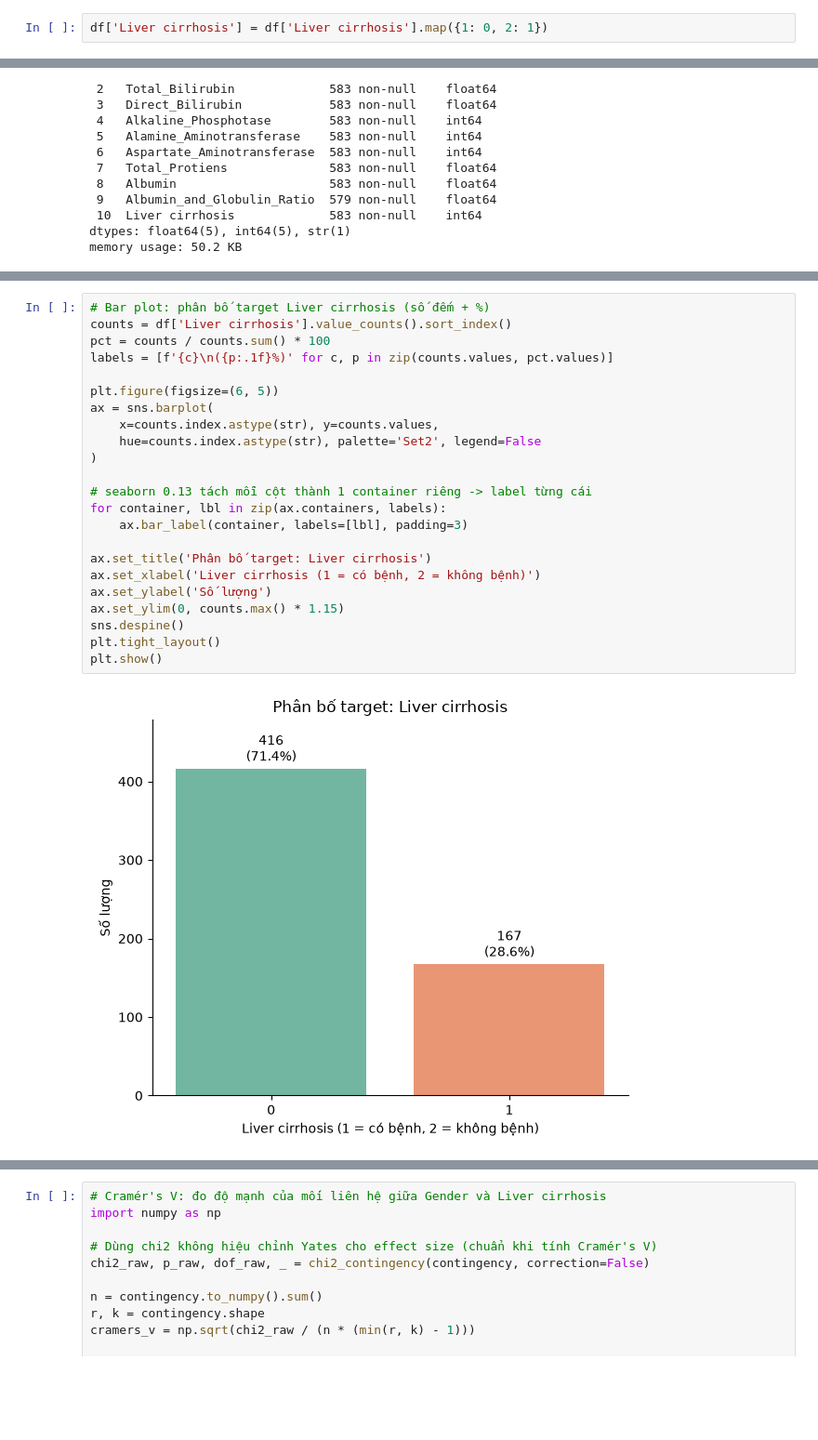
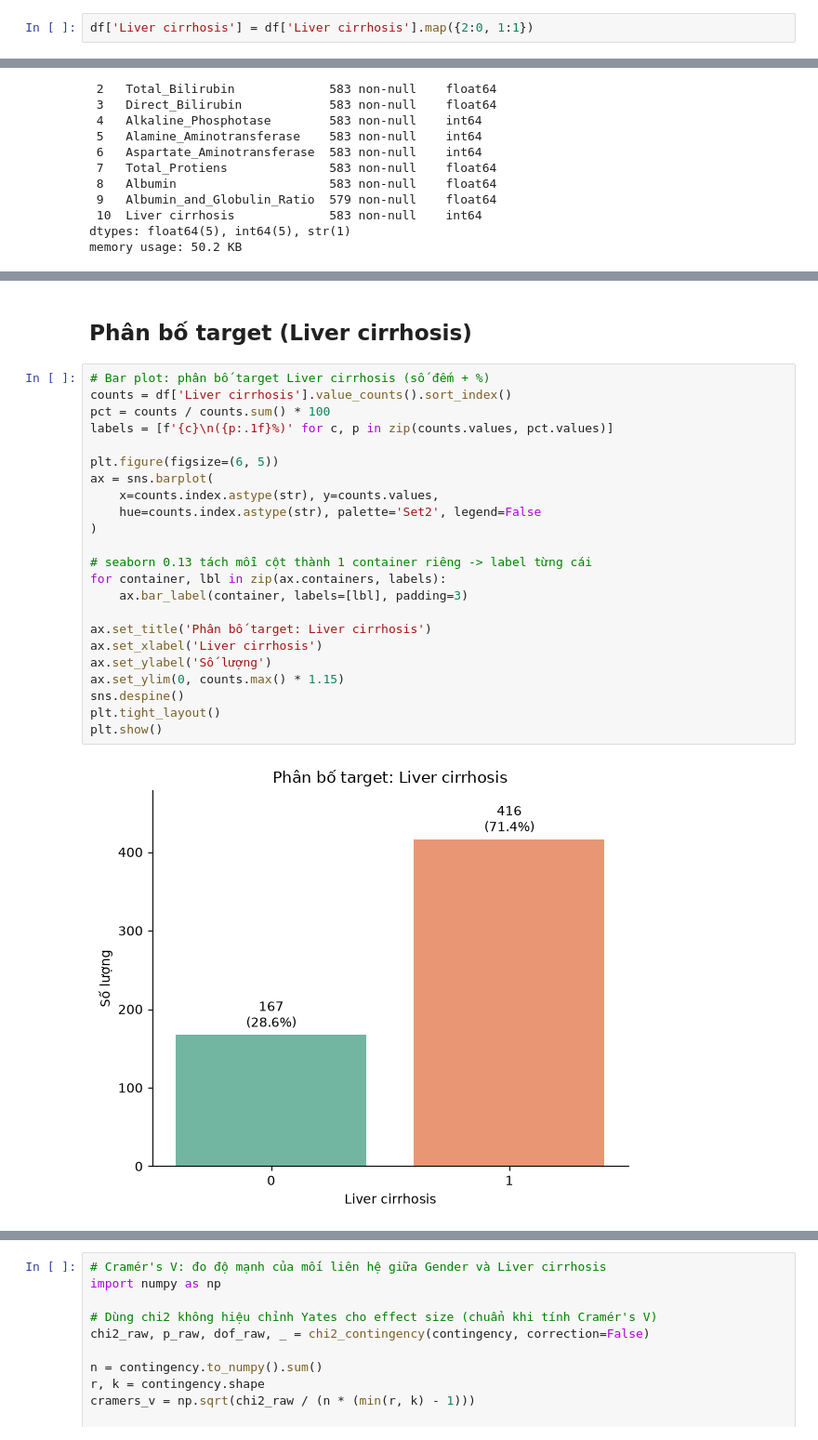
Before and after one commit to thiennguyen37-qn/Bootstrap-and-KFold-validation-with-R, a Jupyter notebook: a.ipynb, the cells around one changed output, grey strips where cells are left out. Shown at 93% size. Saved outputs shown, nothing was run; the diff lists cells and outputs as text; blank space fills up the shorter version.

```diff
--- a/a.ipynb
+++ b/a.ipynb
@@ -34,4 +38,4 @@ display(df)
 | 582 | 38 | Male | 1.0 | 0.3 | 216 | 21 | ... |
 583 rows × 11 columns
 # %%
-df['Liver cirrhosis'] = df['Liver cirrhosis'].map({1: 0, 2: 1})
+df['Liver cirrhosis'] = df['Liver cirrhosis'].map({2:0, 1:1})
@@ -75,25 +81,27 @@ df.describe().T
+# %% [markdown]
+## Phân bố target (Liver cirrhosis)
 # %%
 # Bar plot: phân bố target Liver cirrhosis (số đếm + %)
 counts = df['Liver cirrhosis'].value_counts().sort_index()
 pct = counts / counts.sum() * 100
 labels = [f'{c}\n({p:.1f}%)' for c, p in zip(counts.values, pct.values)]
 
 plt.figure(figsize=(6, 5))
 ax = sns.barplot(
     x=counts.index.astype(str), y=counts.values,
     hue=counts.index.astype(str), palette='Set2', legend=False
 )
 
 # seaborn 0.13 tách mỗi cột thành 1 container riêng -> label từng cái
 for container, lbl in zip(ax.containers, labels):
     ax.bar_label(container, labels=[lbl], padding=3)
 
 ax.set_title('Phân bố target: Liver cirrhosis')
-ax.set_xlabel('Liver cirrhosis (1 = có bệnh, 2 = không bệnh)')
+ax.set_xlabel('Liver cirrhosis')
 ax.set_ylabel('Số lượng')
 ax.set_ylim(0, counts.max() * 1.15)
 sns.despine()
 plt.tight_layout()
 plt.show()
 # %% [output]
-[figure, old version]
+[figure, new version]
```
Also changed, not shown: parts of 34 cells of this notebook.
